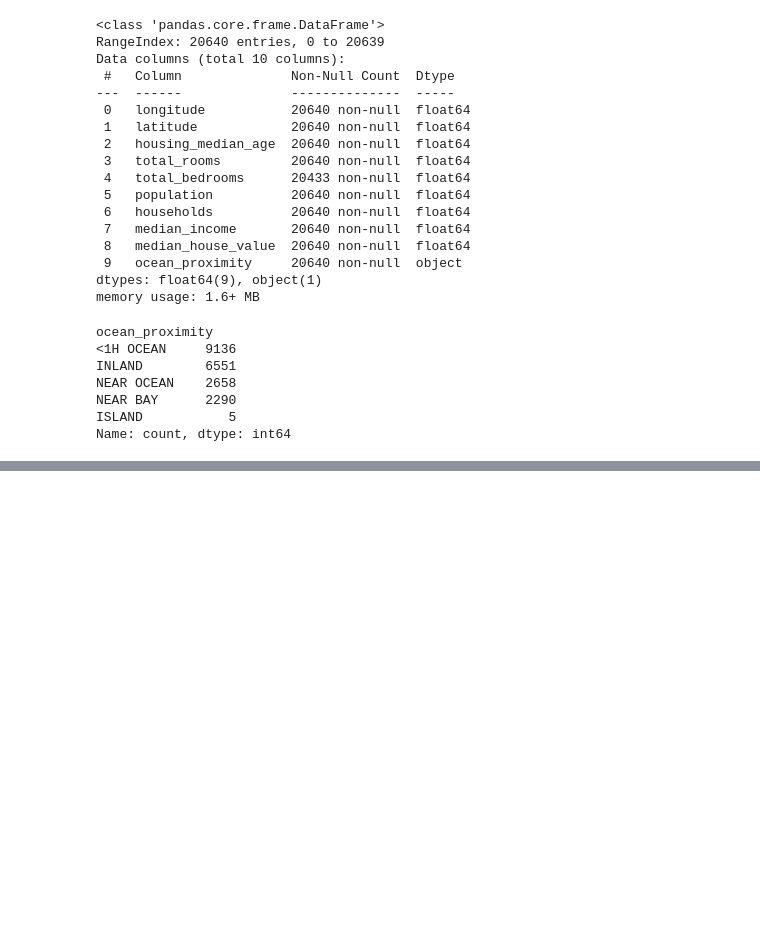
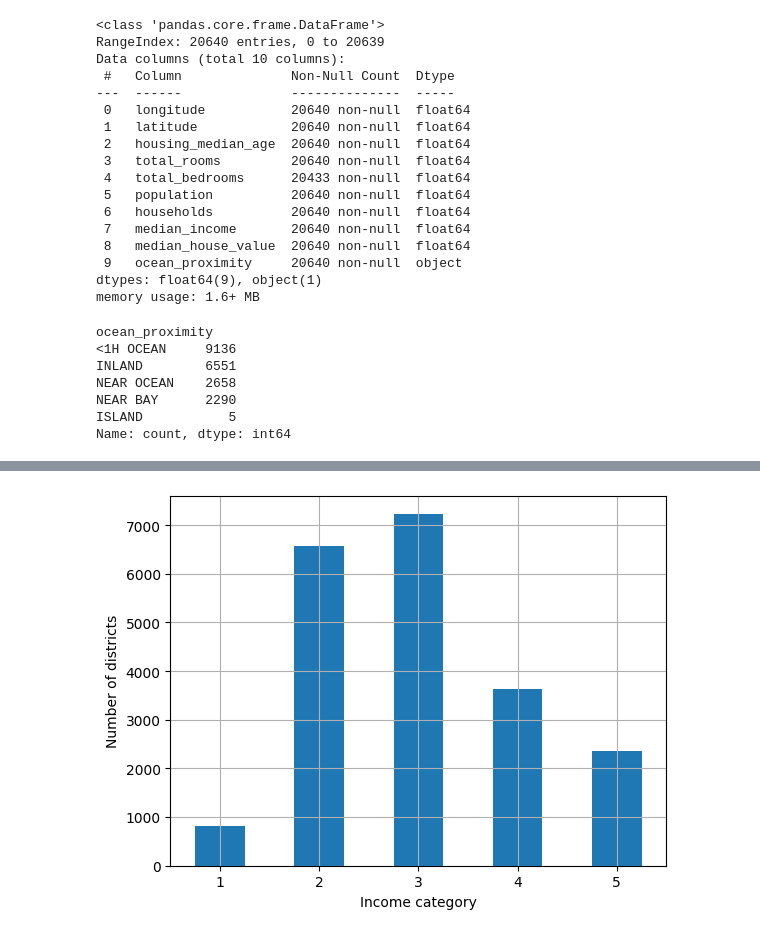
Before and after one commit to abhisheksinha27x/Classical-ML, a Jupyter notebook: 2_end-to-end-project/code.ipynb, the cells around one changed output, grey strips where cells are left out. Cells and saved outputs as stored; diff of their text form; code cells hidden in the pictures; blank space fills up the shorter version.

Commit message:
dividing the dataset into train and test set

```diff
--- a/2_end-to-end-project/code.ipynb
+++ b/2_end-to-end-project/code.ipynb
@@ -73,0 +119,29 @@ housing.describe()
+# %%
+import numpy as np
+
+# 1. Create income categories
+housing["income_category"] = pd.cut(
+    housing["median_income"],
+    bins=[0., 1.5, 3.0, 4.5, 6., np.inf],
+    labels=[1, 2, 3, 4, 5]
+)
+
+# 2. Stratified sampling
+from sklearn.model_selection import StratifiedShuffleSplit
+
+split = StratifiedShuffleSplit(n_splits=1, test_size=0.2, random_state=42)
+for train_index, test_index in split.split(housing, housing["income_category"]):
+    strat_train_set = housing.loc[train_index]
+    strat_test_set = housing.loc[test_index]
+
+# 3. Drop income_category (optional column)
+for set_ in (strat_train_set, strat_test_set):
+    set_.drop("income_category", axis=1, inplace=True)
+# %%
+# income categories representation
+housing['income_category'].value_counts().sort_index().plot.bar(rot=0, grid=True)
+plt.xlabel('Income category')
+plt.ylabel('Number of districts')
+plt.show()
+# %% [output]
+[figure, added]
```
Also changed, not shown: parts of 4 cells of this notebook, 1 other file.
